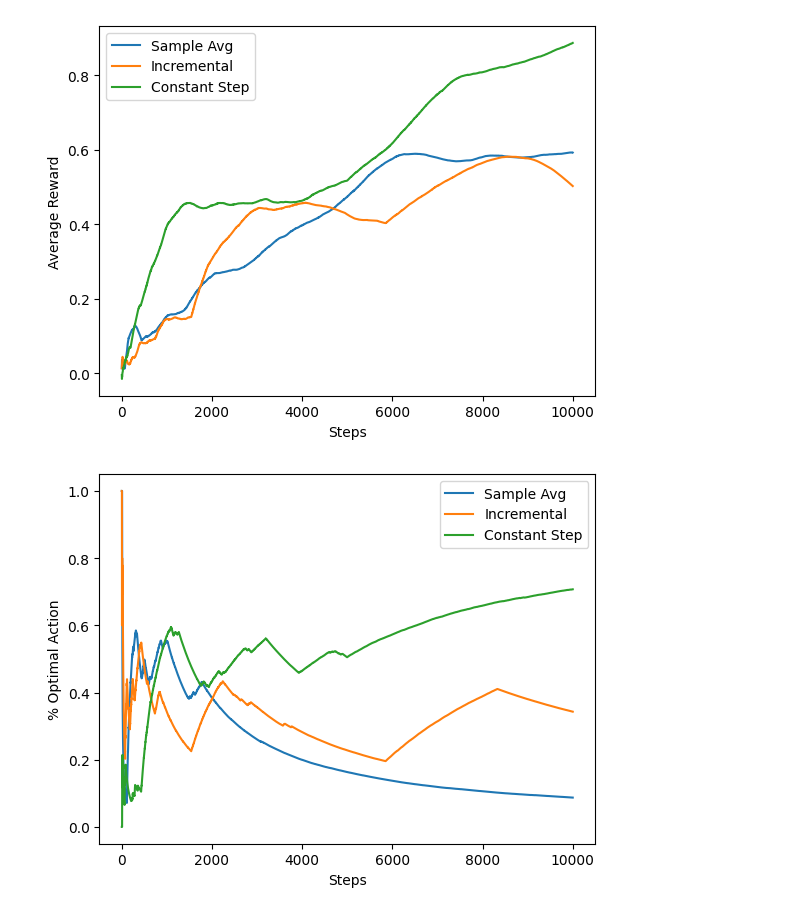
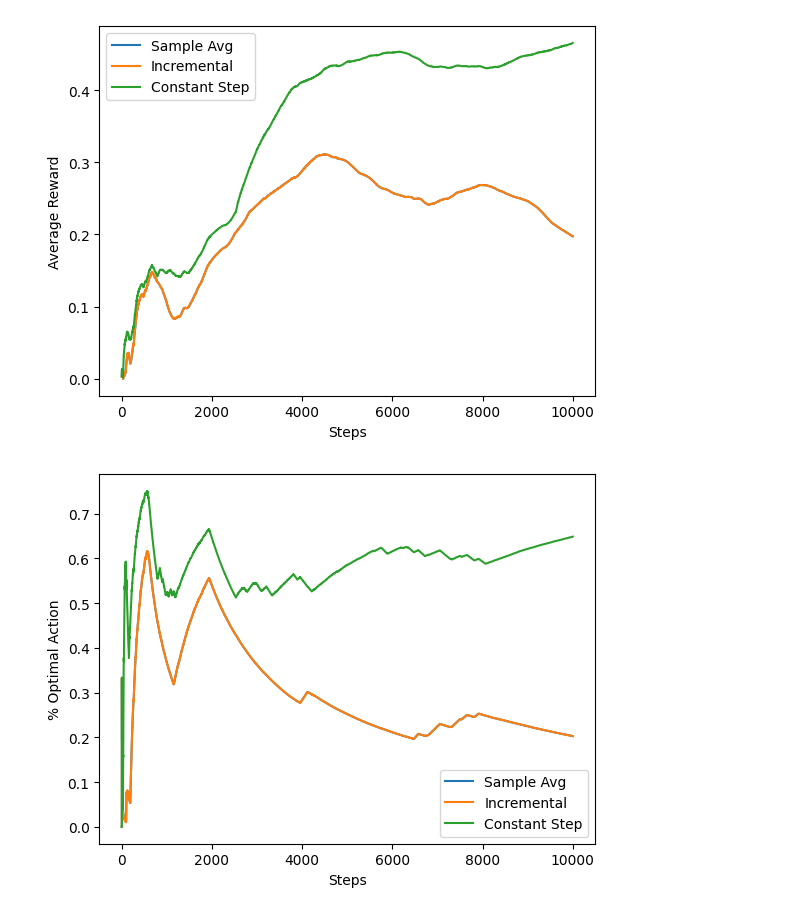
Before and after one commit to KELECHIDAVIS/RLCourseAndBookExercises, a Jupyter notebook: ex2_5.ipynb, the cells around one changed output. Saved outputs shown, nothing was run; the diff lists cells and outputs as text; code cells hidden in the pictures.

Commit message:
Updated Bug In Random seeding

```diff
--- a/ex2_5.ipynb
+++ b/ex2_5.ipynb
@@ -33,7 +33,7 @@ def sample_average(k, steps = 10000, rng=None):
         threshold = 1-epsilon
         action = 0
         optimal_action = np.argmax(q)
-        if np.random.random() < threshold:
+        if rng.random() < threshold:
             action = np.argmax(Q)
         else:
             action = rng.integers(k)
@@ -74,7 +74,7 @@ def incremental(k, steps=10000, rng=None):
         threshold = 1-epsilon
         action = 0
         optimal_action = np.argmax(q)
-        if np.random.random() < threshold:
+        if rng.random() < threshold:
             action = np.argmax(Q)
         else:
             action = rng.integers(k)
@@ -115,7 +115,7 @@ def constant_step_size(k, steps =10000, alpha = .1, rng=None):
         threshold = 1-epsilon
         action = 0
         optimal_action = np.argmax(q)
-        if np.random.random() < threshold:
+        if rng.random() < threshold:
             action = np.argmax(Q)
         else:
             action = rng.integers(k)
@@ -131,35 +131,37 @@ def constant_step_size(k, steps =10000, alpha = .1, rng=None):
         Q[action] += (alpha) *(reward - Q[action])
 
         #update for graphs
         running_reward += reward
         avg_rewards[step] = running_reward/ (step+1)
         optimal_picked_percents [step] = optimal_picked/(step+1)
 
     return avg_rewards, optimal_picked_percents
 
+SEED =42
 k= 10
-sAvg, sOpt = sample_average(k)
-iAvg, iOpt = incremental(k)
-cAvg, cOpt = constant_step_size(k)
+
+sAvg, sOpt = sample_average(k,      rng=np.random.default_rng(SEED))
+iAvg, iOpt = incremental(k,         rng=np.random.default_rng(SEED))
+cAvg, cOpt = constant_step_size(k,  rng=np.random.default_rng(SEED))
 
 steps = np.arange(1, sAvg.size+1)
 
 fig, ax = plt.subplots()
 ax.plot(steps, sAvg, label='Sample Avg')
 ax.plot(steps, iAvg, label='Incremental')
 ax.plot(steps, cAvg, label='Constant Step')
 ax.legend()
 ax.set_xlabel("Steps")
 ax.set_ylabel("Average Reward")
 
 fig2, ax2 = plt.subplots()
 ax2.plot(steps, sOpt, label='Sample Avg')
 ax2.plot(steps, iOpt, label='Incremental')
 ax2.plot(steps, cOpt, label='Constant Step')
 ax2.legend()
 ax2.set_xlabel("Steps")
 ax2.set_ylabel("% Optimal Action")
 plt.show()
 # %% [output]
-[figure, old version]
+[figure, new version]
-[figure, old version]
+[figure, new version]
```
